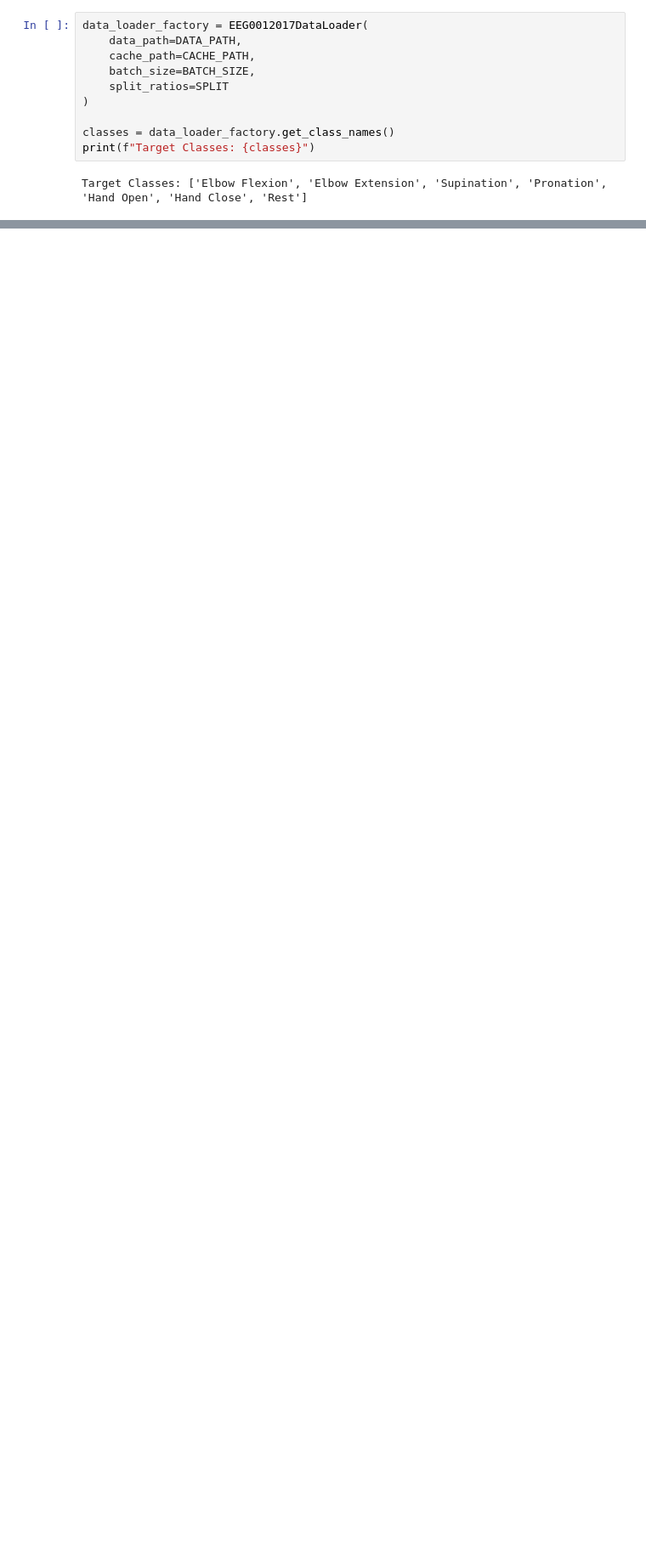
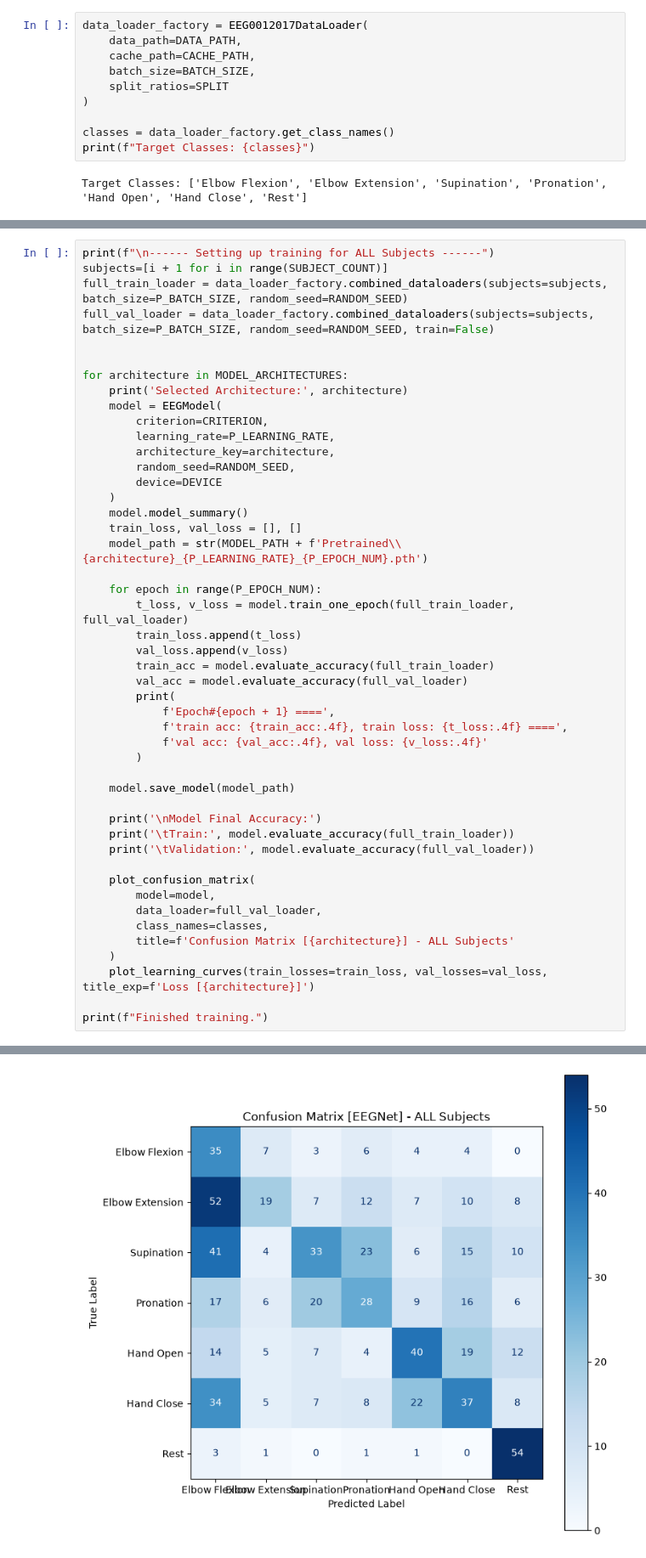
Before and after one commit to MrEsmailian/EEG_Decoder, a Jupyter notebook: Main.ipynb, the cells around one changed output, grey strips where cells are left out. Shown at 85% size. Cells and saved outputs as stored; diff of their text form; blank space fills up the shorter version.

```diff
--- a/Main.ipynb
+++ b/Main.ipynb
@@ -149,0 +261,48 @@ Finished training Subject 1.
+# %%
+print(f"\n------ Setting up training for ALL Subjects ------")
+subjects=[i + 1 for i in range(SUBJECT_COUNT)]
+full_train_loader = data_loader_factory.combined_dataloaders(subjects=subjects, batch_size=P_BATCH_SIZE, random_seed=RANDOM_SEED)
+full_val_loader = data_loader_factory.combined_dataloaders(subjects=subjects, batch_size=P_BATCH_SIZE, random_seed=RANDOM_SEED, train=False)
+
+
+for architecture in MODEL_ARCHITECTURES:
+    print('Selected Architecture:', architecture)
+    model = EEGModel(
+        criterion=CRITERION,
+        learning_rate=P_LEARNING_RATE,
+        architecture_key=architecture,
+        random_seed=RANDOM_SEED,
+        device=DEVICE
+    )
+    model.model_summary()
+    train_loss, val_loss = [], []
+    model_path = str(MODEL_PATH + f'Pretrained\\{architecture}_{P_LEARNING_RATE}_{P_EPOCH_NUM}.pth')
+
+    for epoch in range(P_EPOCH_NUM):
+        t_loss, v_loss = model.train_one_epoch(full_train_loader, full_val_loader)
+        train_loss.append(t_loss)
+        val_loss.append(v_loss)
+        train_acc = model.evaluate_accuracy(full_train_loader)
+        val_acc = model.evaluate_accuracy(full_val_loader)
+        print(
+            f'Epoch#{epoch + 1} ====',
+            f'train acc: {train_acc:.4f}, train loss: {t_loss:.4f} ====',
+            f'val acc: {val_acc:.4f}, val loss: {v_loss:.4f}'
+        )
+
+    model.save_model(model_path)
+
+    print('\nModel Final Accuracy:')
+    print('\tTrain:', model.evaluate_accuracy(full_train_loader))
+    print('\tValidation:', model.evaluate_accuracy(full_val_loader))
+
+    plot_confusion_matrix(
+        model=model,
+        data_loader=full_val_loader,
+        class_names=classes,
+        title=f'Confusion Matrix [{architecture}] - ALL Subjects'
+    )
+    plot_learning_curves(train_losses=train_loss, val_losses=val_loss, title_exp=f'Loss [{architecture}]')
+
+print(f"Finished training.")
+# %% [output]
@@ -149,0 +326 @@ Finished training Subject 1.
+[figure, added]
```
Also changed, not shown: parts of 11 cells of this notebook, 2 other files.
